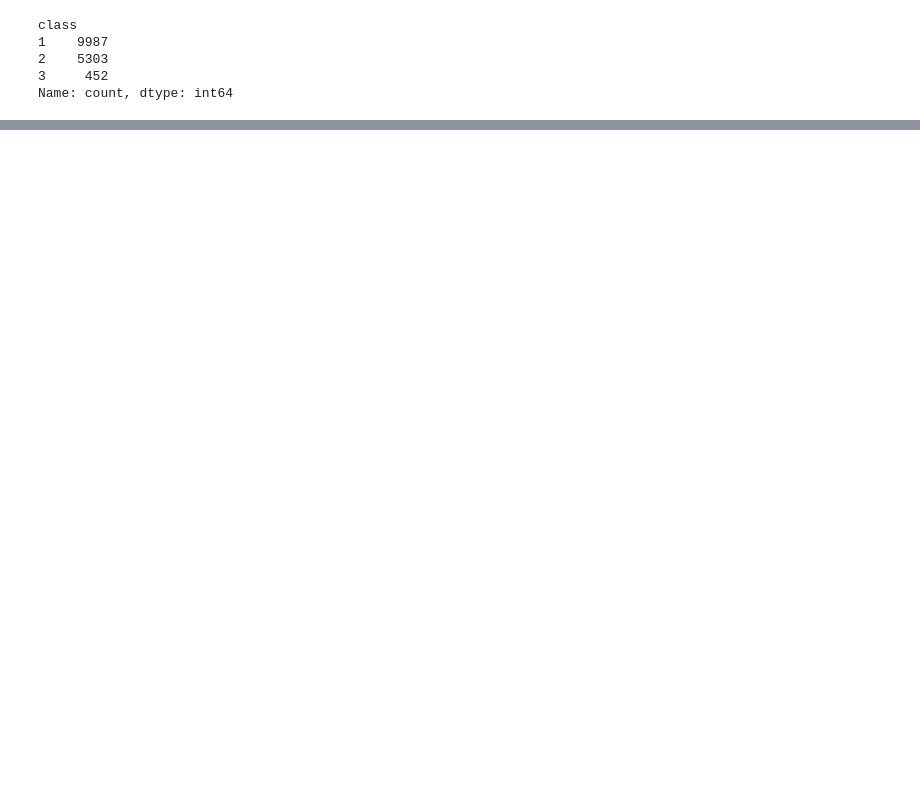
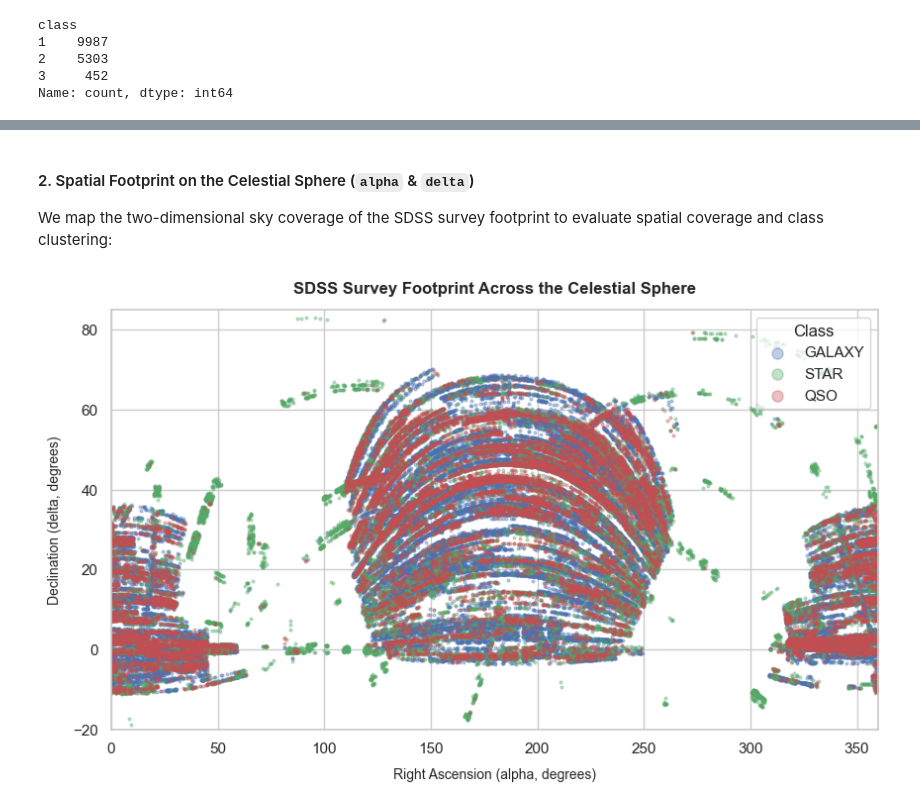
Before and after one commit to Antonio-Martella/astro_object_classif, a Jupyter notebook: notebook/EDA.ipynb, the cells around one changed output, grey strips where cells are left out. Cells and saved outputs as stored; diff of their text form; code cells hidden in the pictures; blank space fills up the shorter version.

```diff
--- a/notebook/EDA.ipynb
+++ b/notebook/EDA.ipynb
@@ -901,0 +373,32 @@ pandas.DataFrame
+# %% [markdown]
+#### 2. Spatial Footprint on the Celestial Sphere (`alpha` & `delta`)
+We map the two-dimensional sky coverage of the SDSS survey footprint to evaluate spatial coverage and class clustering:
+# %%
+fig, ax = plt.subplots(figsize=(10, 5.5))
+
+colors = {"GALAXY": "#4C72B0", "STAR": "#55A868", "QSO": "#C44E52"}
+
+for cls, color in colors.items():
+    subset = df[df["class"] == cls]
+    ax.scatter(
+        subset["alpha"],
+        subset["delta"],
+        c=color,
+        label=cls,
+        s=4,
+        alpha=0.35,
+        rasterized=True
+    )
+
+ax.set_title("SDSS Survey Footprint Across the Celestial Sphere", fontsize=12, fontweight="bold", pad=12)
+ax.set_xlabel("Right Ascension (alpha, degrees)", fontsize=10, labelpad=8)
+ax.set_ylabel("Declination (delta, degrees)", fontsize=10, labelpad=8)
+ax.set_xlim(0, 360)
+ax.set_ylim(-20, 85)
+ax.legend(title="Class", markerscale=4, loc="upper right")
+
+save_path = Path(path_config.figures_dir / "footprint_celestial_sphere.png")
+plt.savefig(save_path, dpi=300, bbox_inches="tight")
+plt.show()
+# %% [output]
+[figure, added]
```
Also changed, not shown: parts of 226 cells of this notebook, 2 other files.
